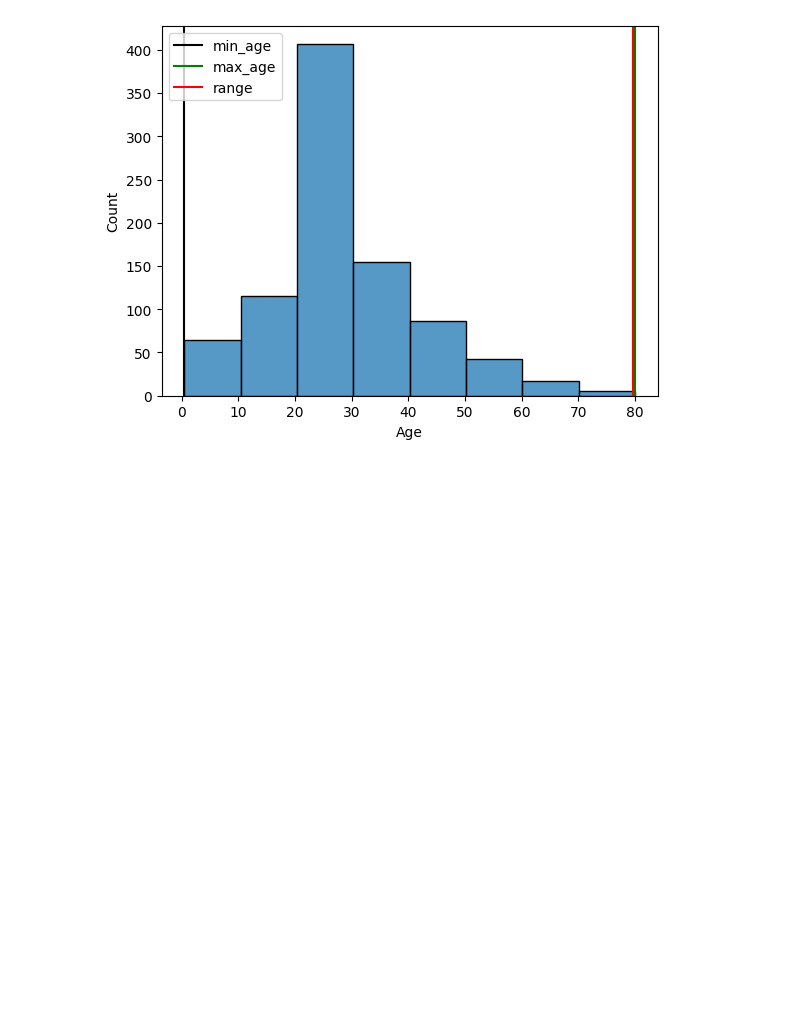
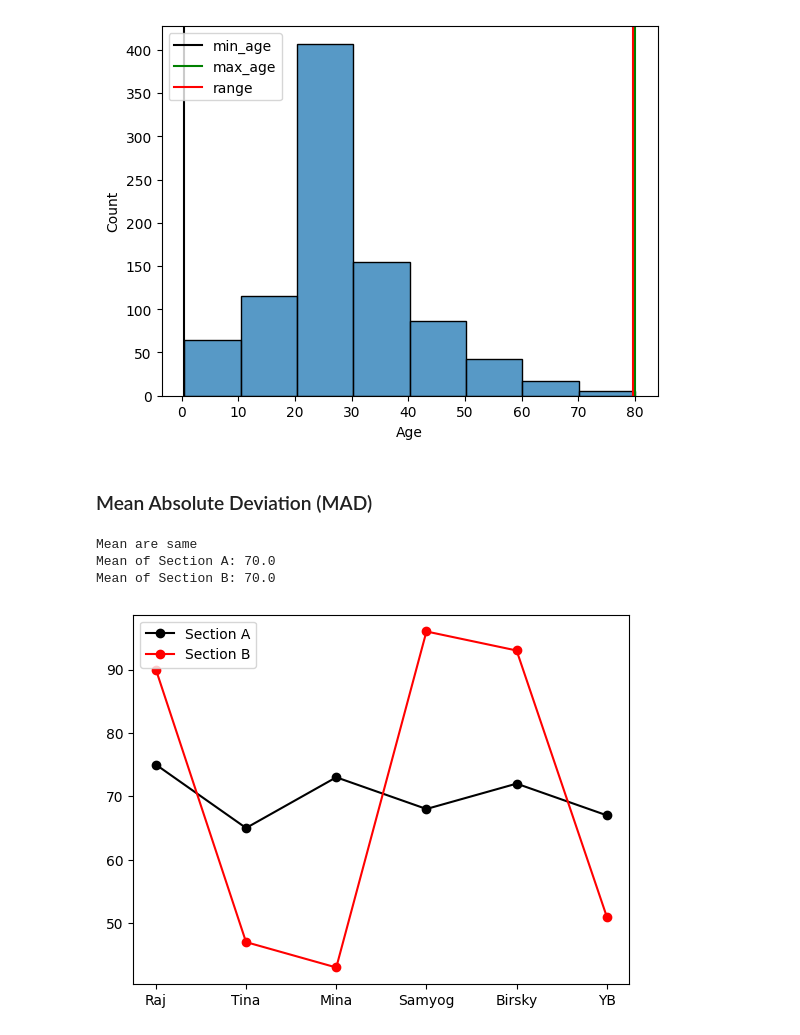
Before and after one commit to SandeshKhatiwada05/Data-Science-And-Machine-Learning-Course, a Jupyter notebook: 2_Mesurement_of_Variability.ipynb, the cells around one changed output. Drawn from its saved outputs; the diff is of its cells as text; code cells hidden in the pictures; blank space fills up the shorter version.

```diff
--- a/2_Mesurement_of_Variability.ipynb
+++ b/2_Mesurement_of_Variability.ipynb
@@ -64,3 +64,32 @@ plt.legend()
 plt.show()
 # %% [output]
 [figure]
+# %% [markdown]
+### Mean Absolute Deviation (MAD)
+# %%
+import matplotlib.pyplot as plt
+import numpy as np
+
+names = ["Raj", "Tina", "Mina", "Samyog", "Birsky", "YB"]
+
+scores_a = [75, 65, 73, 68, 72, 67]
+scores_b = [90, 47, 43, 96, 93, 51]
+
+# Plot both sections
+plt.plot(names, scores_a, color="black", marker="o", label="Section A")
+plt.plot(names, scores_b, color="red", marker="o", label="Section B")
+
+plt.legend()
+
+# Compute means
+mean_a = np.mean(scores_a)
+mean_b = np.mean(scores_b)
+
+print("Mean are same")
+print("Mean of Section A:", mean_a)
+print("Mean of Section B:", mean_b)
+# %% [output]
+Mean are same
+Mean of Section A: 70.0
+Mean of Section B: 70.0
+[figure, added]
```
